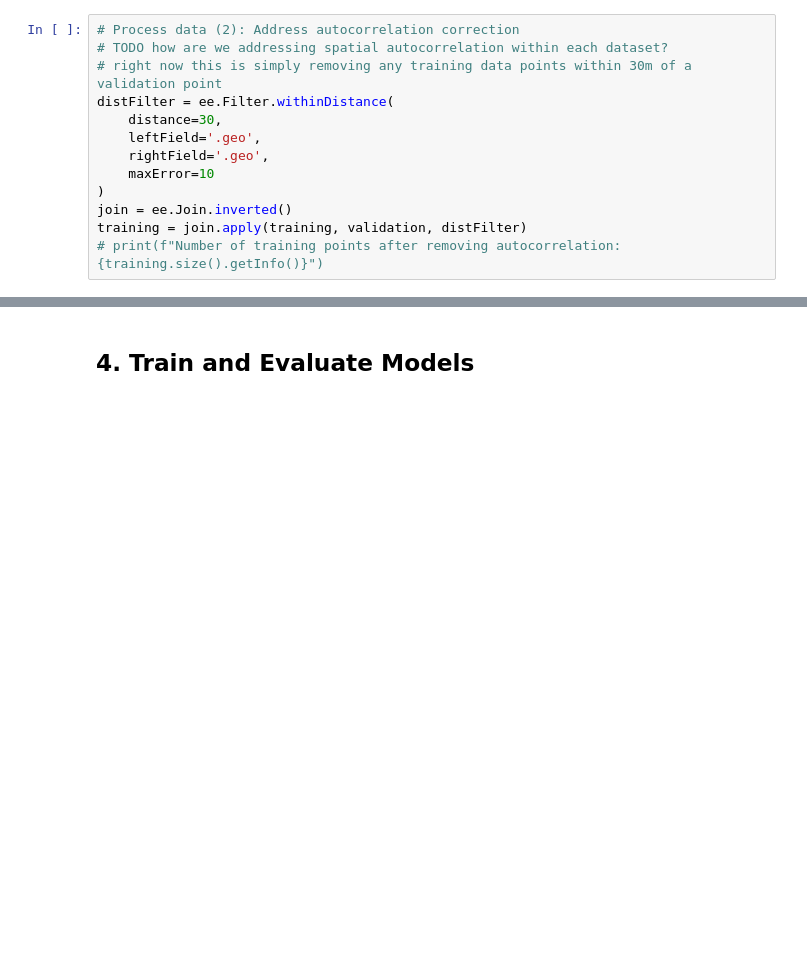
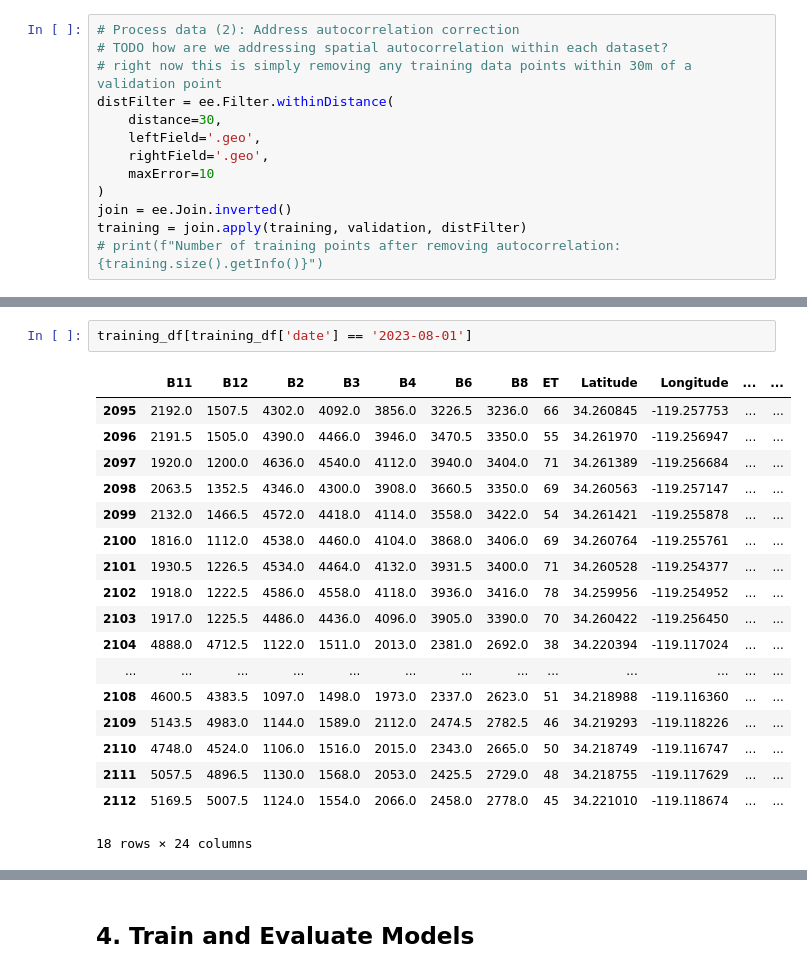
Before and after one commit to tnc-ca-geo/rs-ag-plastics, a Jupyter notebook: AT_StatewideModelDraft.ipynb, the cells around one changed output, grey strips where cells are left out. Drawn from its saved outputs; the diff is of its cells as text; blank space fills up the shorter version.

Commit message:
added new points + brandee's points to oxnard training data

```diff
--- a/AT_StatewideModelDraft.ipynb
+++ b/AT_StatewideModelDraft.ipynb
@@ -834,4 +850,25 @@ Mendocino County    113
 Name: count, dtype: int64
+# %%
+training_df[training_df['date'] == '2023-08-01']
+# %% [output]
+|  | B11 | B12 | B2 | B3 | B4 | B6 | B8 | ET | Latitude | Longitude | ... | ... |
+| 2095 | 2192.0 | 1507.5 | 4302.0 | 4092.0 | 3856.0 | 3226.5 | 3236.0 | 66 | 34.260845 | -119.257753 | ... | ... |
+| 2096 | 2191.5 | 1505.0 | 4390.0 | 4466.0 | 3946.0 | 3470.5 | 3350.0 | 55 | 34.261970 | -119.256947 | ... | ... |
+| 2097 | 1920.0 | 1200.0 | 4636.0 | 4540.0 | 4112.0 | 3940.0 | 3404.0 | 71 | 34.261389 | -119.256684 | ... | ... |
+| 2098 | 2063.5 | 1352.5 | 4346.0 | 4300.0 | 3908.0 | 3660.5 | 3350.0 | 69 | 34.260563 | -119.257147 | ... | ... |
+| 2099 | 2132.0 | 1466.5 | 4572.0 | 4418.0 | 4114.0 | 3558.0 | 3422.0 | 54 | 34.261421 | -119.255878 | ... | ... |
+| 2100 | 1816.0 | 1112.0 | 4538.0 | 4460.0 | 4104.0 | 3868.0 | 3406.0 | 69 | 34.260764 | -119.255761 | ... | ... |
+| 2101 | 1930.5 | 1226.5 | 4534.0 | 4464.0 | 4132.0 | 3931.5 | 3400.0 | 71 | 34.260528 | -119.254377 | ... | ... |
+| 2102 | 1918.0 | 1222.5 | 4586.0 | 4558.0 | 4118.0 | 3936.0 | 3416.0 | 78 | 34.259956 | -119.254952 | ... | ... |
+| 2103 | 1917.0 | 1225.5 | 4486.0 | 4436.0 | 4096.0 | 3905.0 | 3390.0 | 70 | 34.260422 | -119.256450 | ... | ... |
+| 2104 | 4888.0 | 4712.5 | 1122.0 | 1511.0 | 2013.0 | 2381.0 | 2692.0 | 38 | 34.220394 | -119.117024 | ... | ... |
+| ... | ... | ... | ... | ... | ... | ... | ... | ... | ... | ... | ... | ... |
+| 2108 | 4600.5 | 4383.5 | 1097.0 | 1498.0 | 1973.0 | 2337.0 | 2623.0 | 51 | 34.218988 | -119.116360 | ... | ... |
+| 2109 | 5143.5 | 4983.0 | 1144.0 | 1589.0 | 2112.0 | 2474.5 | 2782.5 | 46 | 34.219293 | -119.118226 | ... | ... |
+| 2110 | 4748.0 | 4524.0 | 1106.0 | 1516.0 | 2015.0 | 2343.0 | 2665.0 | 50 | 34.218749 | -119.116747 | ... | ... |
+| 2111 | 5057.5 | 4896.5 | 1130.0 | 1568.0 | 2053.0 | 2425.5 | 2729.0 | 48 | 34.218755 | -119.117629 | ... | ... |
+| 2112 | 5169.5 | 5007.5 | 1124.0 | 1554.0 | 2066.0 | 2458.0 | 2778.0 | 45 | 34.221010 | -119.118674 | ... | ... |
+18 rows × 24 columns
 # %%
 # print("Number of training points of each class:", training_df['class'].value_counts())
 for class_name, class_id in class_mapping.items():
```
Also changed, not shown: parts of 8 cells of this notebook.
